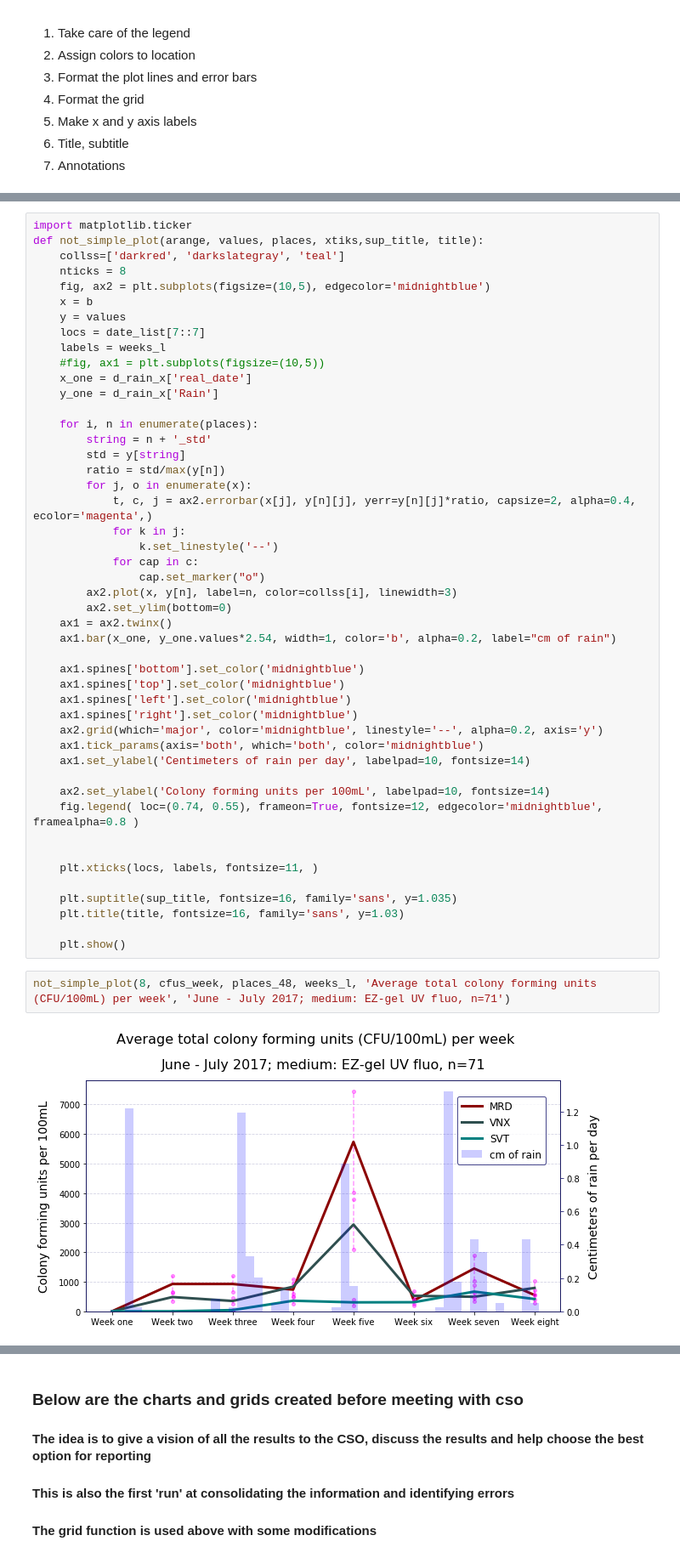
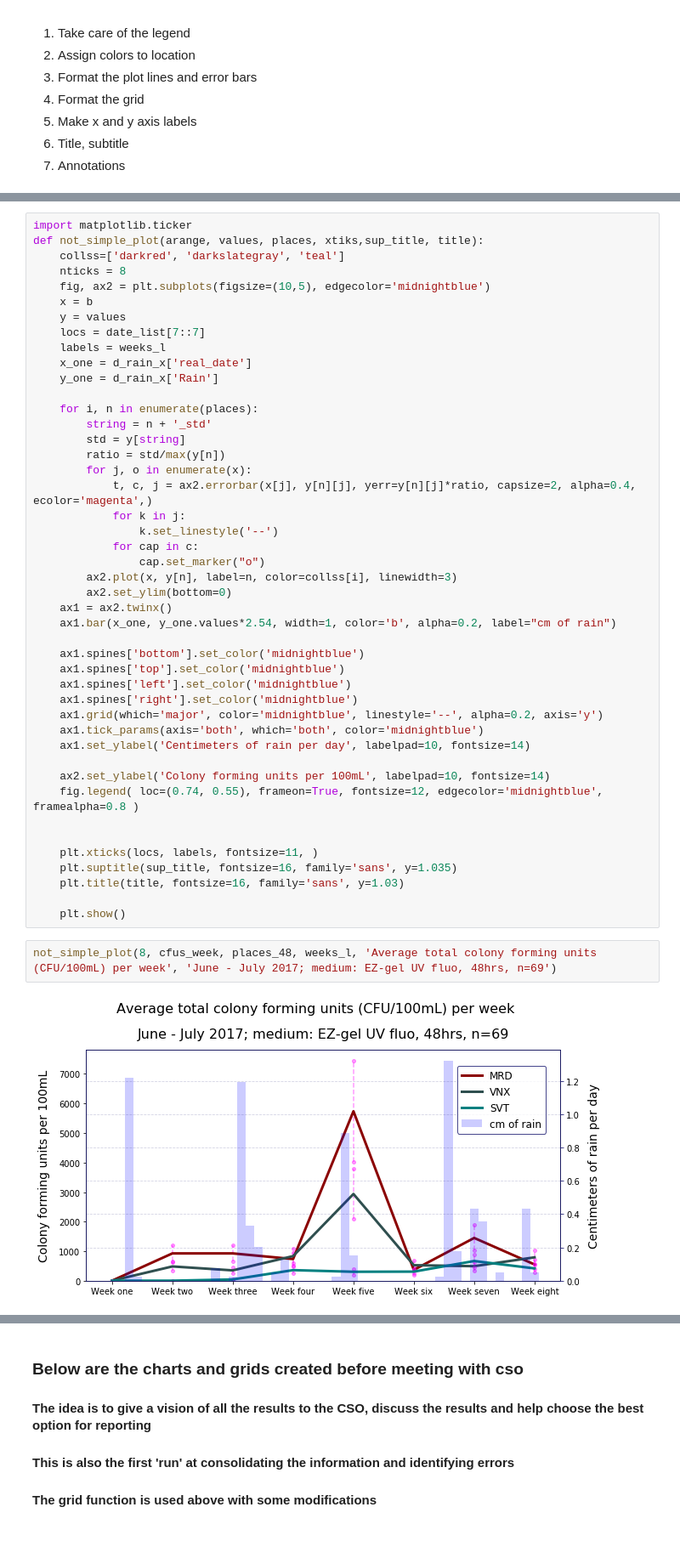
Before and after one commit to GaryHDA/module_one, a Jupyter notebook: micro/results_grid_final_version.ipynb, the cells around one changed output, grey strips where cells are left out. Shown at 85% size. Saved outputs shown, nothing was run; the diff lists cells and outputs as text.

```diff
--- a/micro/results_grid_final_version.ipynb
+++ b/micro/results_grid_final_version.ipynb
@@ -875,7 +888,6 @@ def not_simple_plot(arange, values, places, xtiks,sup_title, title):
     y = values
     locs = date_list[7::7]
     labels = weeks_l
-    #fig, ax1 = plt.subplots(figsize=(10,5))
     x_one = d_rain_x['real_date']
     y_one = d_rain_x['Rain']
 
@@ -898,7 +910,7 @@ def not_simple_plot(arange, values, places, xtiks,sup_title, title):
     ax1.spines['top'].set_color('midnightblue')
     ax1.spines['left'].set_color('midnightblue')
     ax1.spines['right'].set_color('midnightblue')
-    ax2.grid(which='major', color='midnightblue', linestyle='--', alpha=0.2, axis='y')
+    ax1.grid(which='major', color='midnightblue', linestyle='--', alpha=0.2, axis='y')
     ax1.tick_params(axis='both', which='both', color='midnightblue')
     ax1.set_ylabel('Centimeters of rain per day', labelpad=10, fontsize=14)
 
@@ -907,13 +919,12 @@ def not_simple_plot(arange, values, places, xtiks,sup_title, title):
 
 
     plt.xticks(locs, labels, fontsize=11, )
-
     plt.suptitle(sup_title, fontsize=16, family='sans', y=1.035)
     plt.title(title, fontsize=16, family='sans', y=1.03)
 
     plt.show()
 # %%
-not_simple_plot(8, cfus_week, places_48, weeks_l, 'Average total colony forming units (CFU/100mL) per week', 'June - July 2017; medium: EZ-gel UV fluo, n=71')
+not_simple_plot(8, cfus_week, places_48, weeks_l, 'Average total colony forming units (CFU/100mL) per week', 'June - July 2017; medium: EZ-gel UV fluo, 48hrs, n=69')
 # %% [output]
-[figure, old version]
+[figure, new version]
 # %%
```
Also changed, not shown: parts of 23 cells of this notebook, 5 other files.
